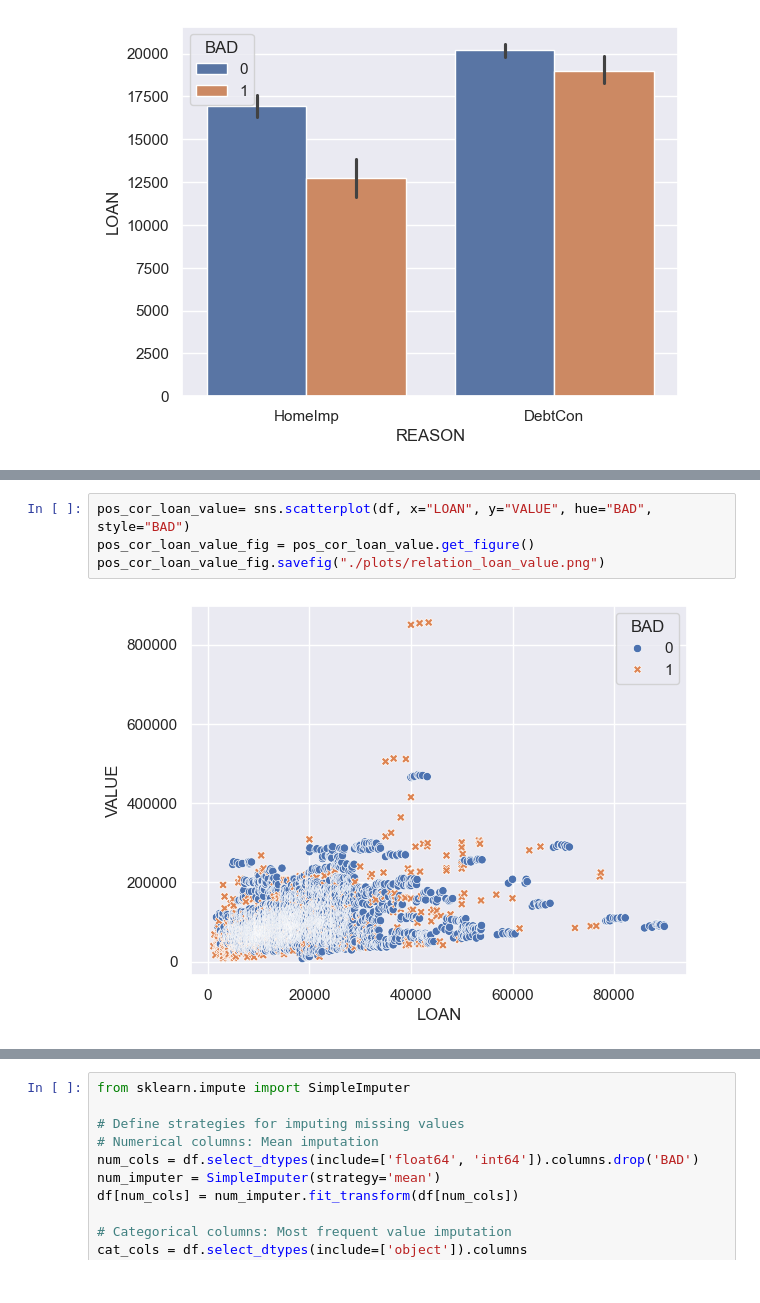
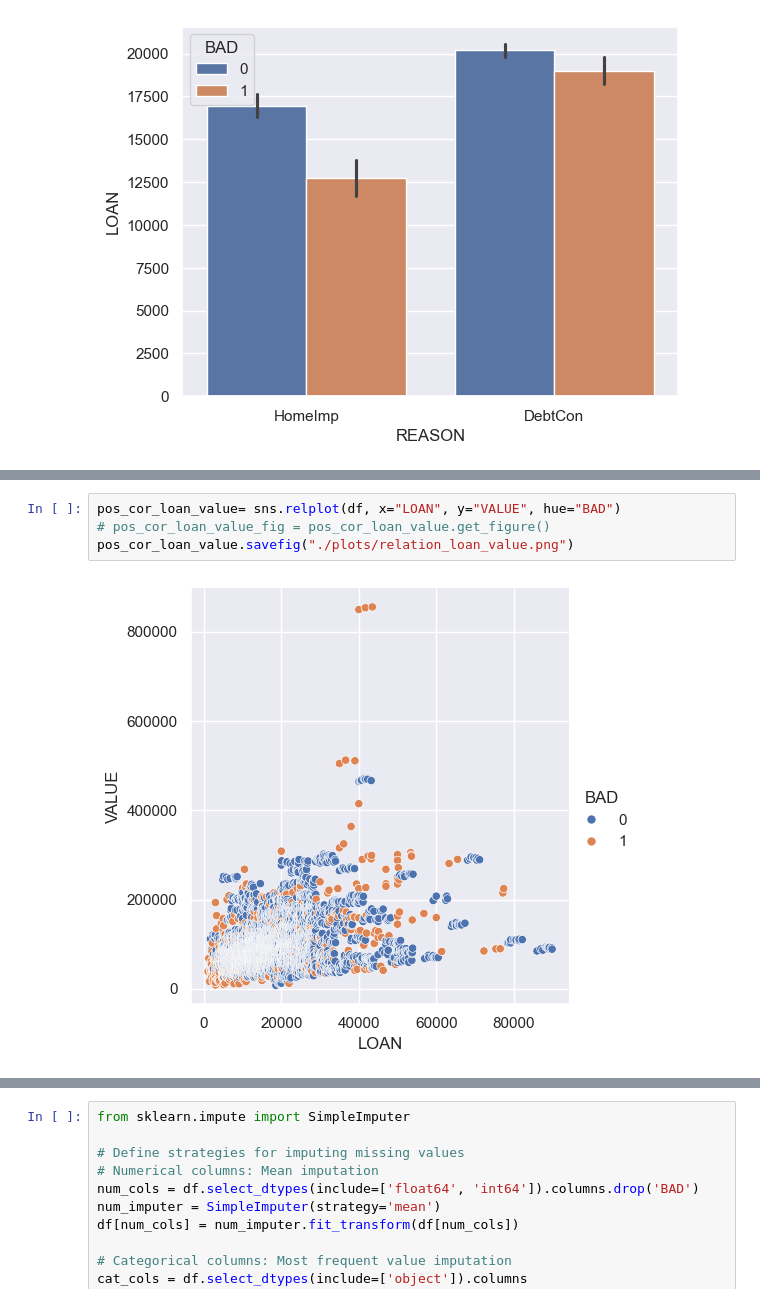
Before and after one commit to SmogJ/3MTT_Project_Loan_Default_Predicton, a Jupyter notebook: hmeq_loan_default_prediction.ipynb, the cells around one changed output, grey strips where cells are left out. Saved outputs shown, nothing was run; the diff lists cells and outputs as text.

```diff
--- a/hmeq_loan_default_prediction.ipynb
+++ b/hmeq_loan_default_prediction.ipynb
@@ -118,6 +143,6 @@ job_delinq_fig.savefig("./plots/job_delinq.png")
 # %%
-pos_cor_loan_value= sns.scatterplot(df, x="LOAN", y="VALUE", hue="BAD", style="BAD")
-pos_cor_loan_value_fig = pos_cor_loan_value.get_figure()
-pos_cor_loan_value_fig.savefig("./plots/relation_loan_value.png")
+pos_cor_loan_value= sns.relplot(df, x="LOAN", y="VALUE", hue="BAD")
+# pos_cor_loan_value_fig = pos_cor_loan_value.get_figure()
+pos_cor_loan_value.savefig("./plots/relation_loan_value.png")
 # %% [output]
-[figure, old version]
+[figure, new version]
```
Also changed, not shown: parts of 27 cells of this notebook, 11 other files.
